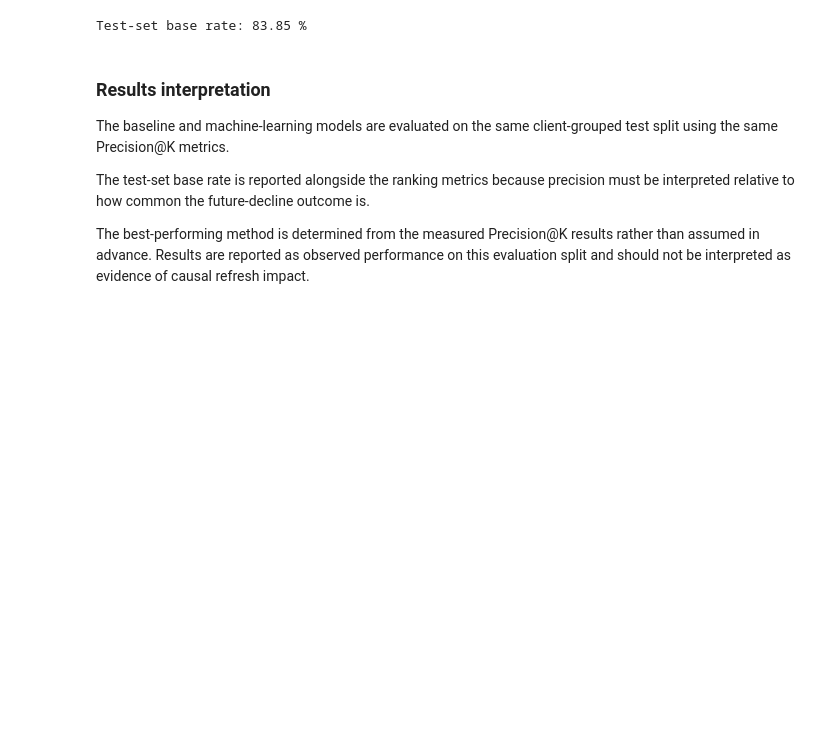
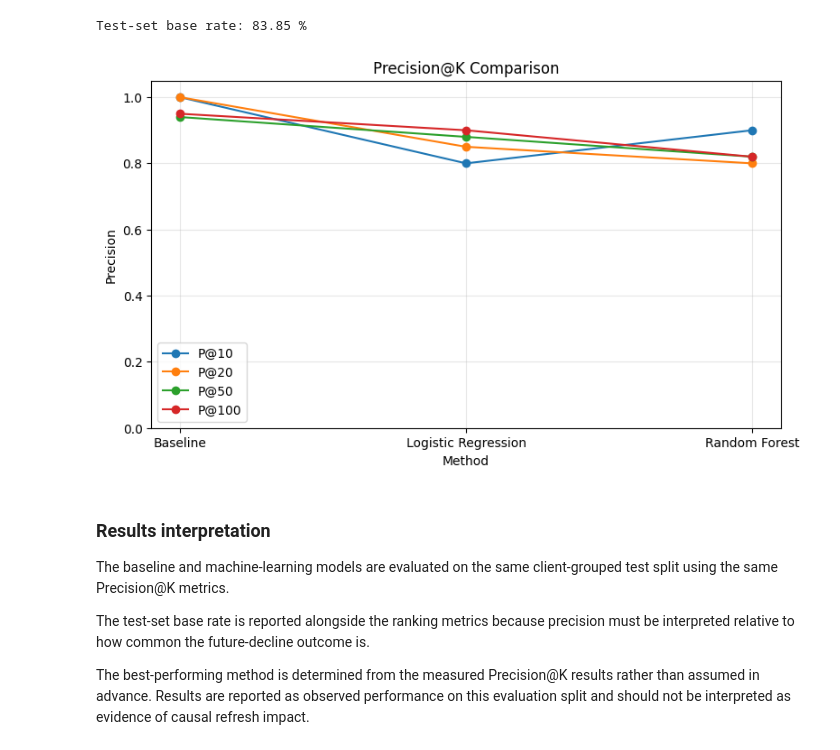
Before and after one commit to ray007herowars-cmyk/Flyrank-ML, a Jupyter notebook: work/notebooks/capstone.ipynb, the cells around one changed output. Saved outputs shown, nothing was run; the diff lists cells and outputs as text; code cells hidden in the pictures; blank space fills up the shorter version.

```diff
--- a/work/notebooks/capstone.ipynb
+++ b/work/notebooks/capstone.ipynb
@@ -520,6 +520,33 @@ Precision@K comparison:
 | Logistic Regression | 0.8 | 0.90 | 0.85 | 0.88 |
 | Random Forest | 0.9 | 0.82 | 0.80 | 0.82 |
 Test-set base rate: 83.85 %
+# %%
+import matplotlib.pyplot as plt
+
+methods = ["Baseline", "Logistic Regression", "Random Forest"]
+p10 = [1.00, 0.80, 0.90]
+p20 = [1.00, 0.85, 0.80]
+p50 = [0.94, 0.88, 0.82]
+p100 = [0.95, 0.90, 0.82]
+
+x = range(len(methods))
+
+plt.figure(figsize=(9, 5))
+plt.plot(x, p10, marker="o", label="P@10")
+plt.plot(x, p20, marker="o", label="P@20")
+plt.plot(x, p50, marker="o", label="P@50")
+plt.plot(x, p100, marker="o", label="P@100")
+
+plt.xticks(list(x), methods)
+plt.ylabel("Precision")
+plt.xlabel("Method")
+plt.title("Precision@K Comparison")
+plt.ylim(0, 1.05)
+plt.legend()
+plt.grid(True, alpha=0.3)
+plt.show()
+# %% [output]
+[figure, added]
 # %% [markdown]
 ### Results interpretation
 
```
Also changed, not shown: parts of 5 cells of this notebook.
